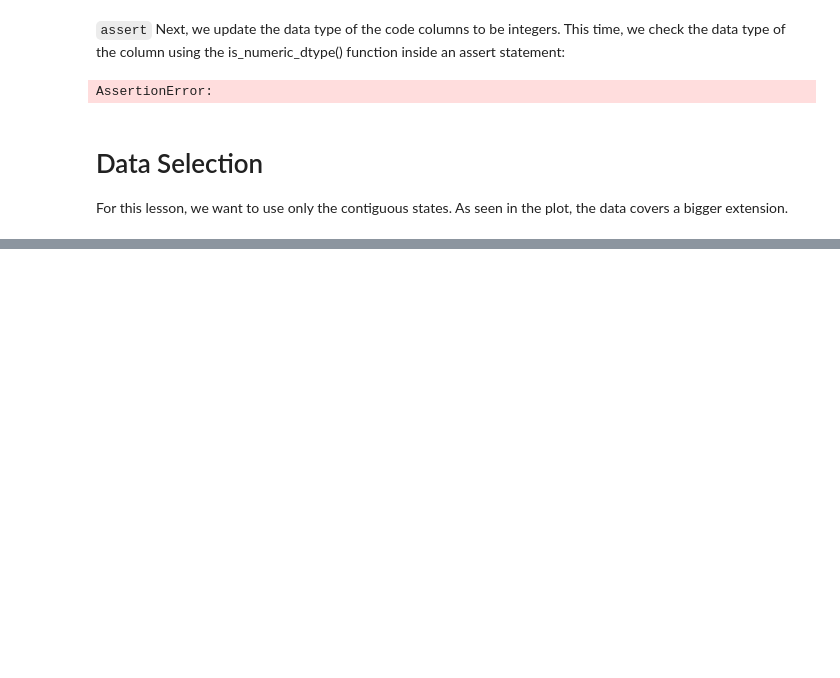
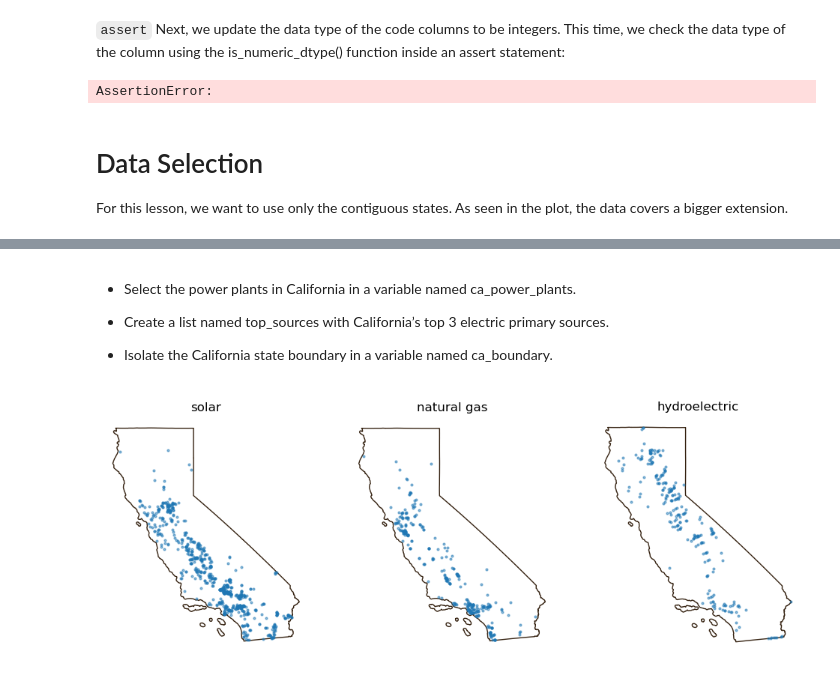
Before and after one commit to mmorenorolon/eds220-2025-in-class, a Jupyter notebook: week5-code-streamlining.ipynb, the cells around one changed output, grey strips where cells are left out. Cells and saved outputs as stored; diff of their text form; code cells hidden in the pictures; blank space fills up the shorter version.

```diff
--- a/week5-code-streamlining.ipynb
+++ b/week5-code-streamlining.ipynb
@@ -180,0 +239,42 @@ Name: statefp, dtype: int32>
+# %%
+fig, axes = plt.subplots(nrows=1, ncols=3, figsize=(7, 3))
+
+for ax, i in zip(axes, [0,1,2]):
+    ax.set_title(f'This is axis {i}')
+
+plt.show()
+# %% [markdown]
+- Select the power plants in California in a variable named ca_power_plants.
+
+- Create a list named top_sources with California’s top 3 electric primary sources.
+
+- Isolate the California state boundary in a variable named ca_boundary.
+# %%
+# Select power plants in CA
+ca_power_plants = power_plants[power_plants.state.isin(['California'])]
+# %%
+# List of top sources
+top_sources = ['solar','natural gas','hydroelectric']
+# %%
+# CA boundary
+ca_boundary = states[states.name == 'California']
+# %%
+# Recreate plots
+fig, ax = plt.subplots(nrows=1, ncols=3, figsize=(12, 6))
+
+for ax, i in zip(ax, top_sources):
+    plt.title('Top 3 energy sources for electric power plants in CA')
+    ax.set_title(i)
+    ax.axis('off')
+
+    ca_boundary.plot(ax=ax,
+               color='none',
+               edgecolor='#362312')
+    # Add electric power plants colored by energy source
+    ca_power_plants[ca_power_plants['primsource'] == i].plot(ax=ax,
+                  markersize=4,
+                  alpha=0.5)
+
+plt.show()
+# %% [output]
+[figure, added]
```
Also changed, not shown: parts of 15 cells of this notebook.
